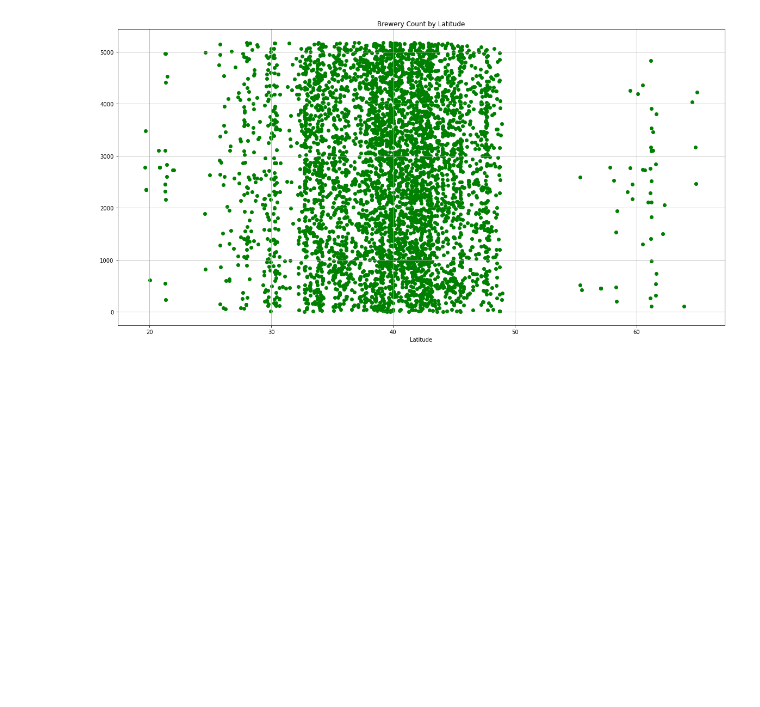
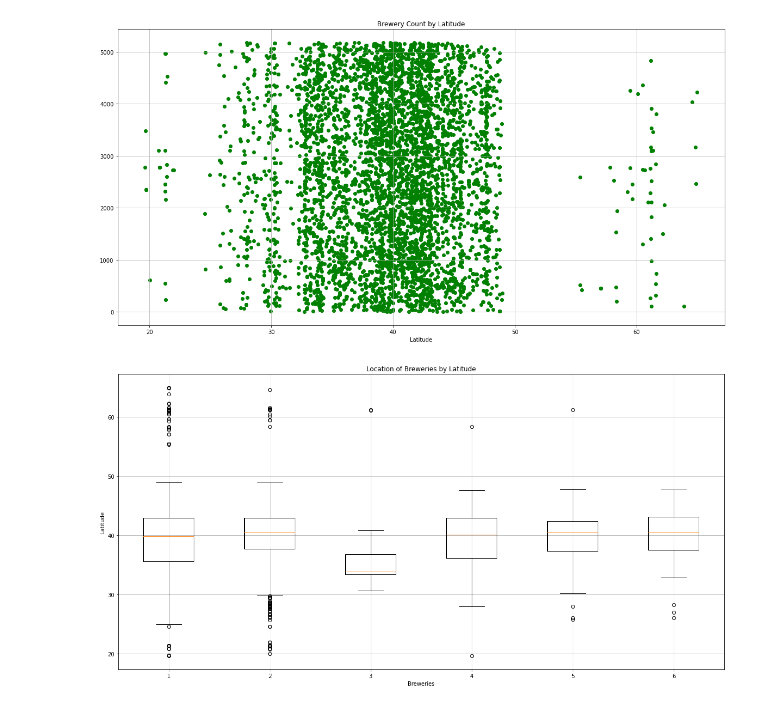
Before and after one commit to bgtaber/brewcrew_project, a Jupyter notebook: Scripts/beer.ipynb, the cells around one changed output. Saved outputs shown, nothing was run; the diff lists cells and outputs as text; code cells hidden in the pictures; blank space fills up the shorter version.

Commit message:
Added Boxplot.

```diff
--- a/Scripts/beer.ipynb
+++ b/Scripts/beer.ipynb
@@ -237,3 +237,20 @@ plt.savefig("../Output/Brewery_Count_Latitude.png")
 plt.show()
 # %% [output]
 [figure]
+# %%
+micro = merged_df[merged_df["brewery_type"] == "micro"]
+brewpub = merged_df[merged_df["brewery_type"] == "brewpub"]
+planning = merged_df[merged_df["brewery_type"] == "planning"]
+regional = merged_df[merged_df["brewery_type"] == "regional"]
+contract = merged_df[merged_df["brewery_type"] == "contract"]
+proprietor = merged_df[merged_df["brewery_type"] == "proprietor"]
+new_data = [micro["latitude"], brewpub["latitude"],planning["latitude"],regional["latitude"],contract["latitude"],proprietor["latitude"]]
+plt.figure(figsize = (20,10))
+plt.boxplot(new_data, labels = ["brewpub", "planning", "regional", "contract", ])
+plt.grid(True)
+plt.title("Location of Breweries by Latitude")
+plt.xlabel("Breweries")
+plt.ylabel("Latitude")
+plt.show()
+# %% [output]
+[figure, added]
```
Also changed, not shown: parts of 3 cells of this notebook, 3 other files.
